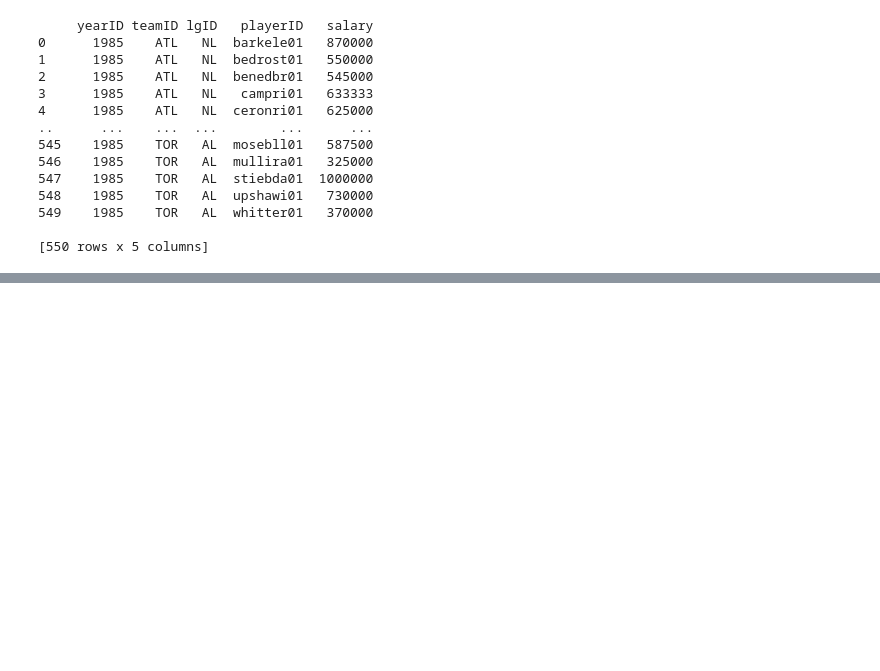
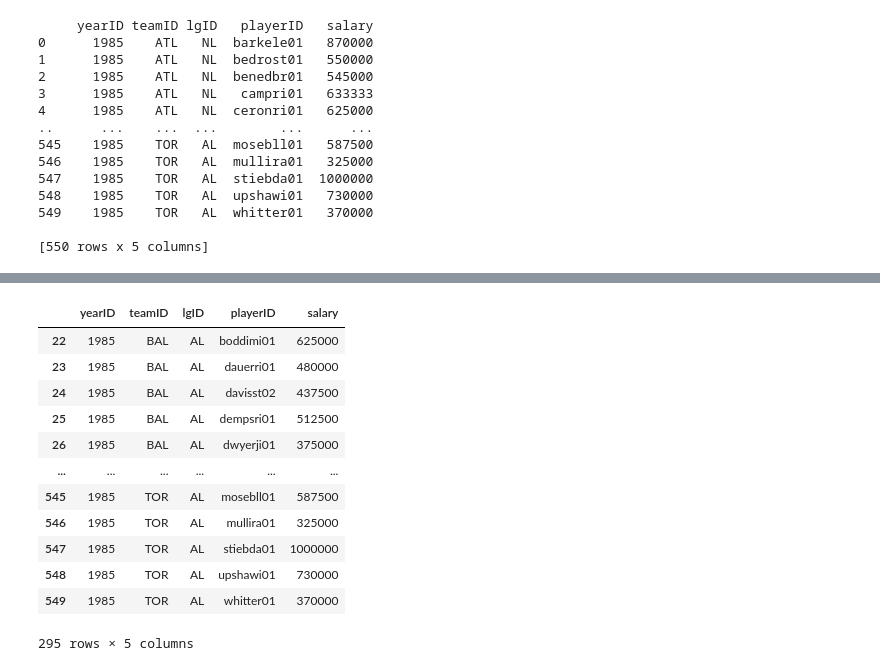
Before and after one commit to AnthonyTIrwin/Data-Science--Louisville-Services, a Jupyter notebook: DataFilesandSummaryStatistics.ipynb, the cells around one changed output, grey strips where cells are left out. Drawn from its saved outputs; the diff is of its cells as text; code cells hidden in the pictures; blank space fills up the shorter version.

```diff
--- a/DataFilesandSummaryStatistics.ipynb
+++ b/DataFilesandSummaryStatistics.ipynb
@@ -89,0 +98,18 @@ al_eit = eit[eit['lgID'] == 'AL']
+# %%
+bal_team = al_eit[al_eit['teamID'] == "BAL"]
+al_year_team =al_eit[al_eit['yearID'] == 1985]
+al_year_team
+# %% [output]
+|  | yearID | teamID | lgID | playerID | salary |
+| 22 | 1985 | BAL | AL | boddimi01 | 625000 |
+| 23 | 1985 | BAL | AL | dauerri01 | 480000 |
+| 24 | 1985 | BAL | AL | davisst02 | 437500 |
+| 25 | 1985 | BAL | AL | dempsri01 | 512500 |
+| 26 | 1985 | BAL | AL | dwyerji01 | 375000 |
+| ... | ... | ... | ... | ... | ... |
+| 545 | 1985 | TOR | AL | mosebll01 | 587500 |
+| 546 | 1985 | TOR | AL | mullira01 | 325000 |
+| 547 | 1985 | TOR | AL | stiebda01 | 1000000 |
+| 548 | 1985 | TOR | AL | upshawi01 | 730000 |
+| 549 | 1985 | TOR | AL | whitter01 | 370000 |
+295 rows × 5 columns
```
Also changed, not shown: parts of 15 cells of this notebook.
